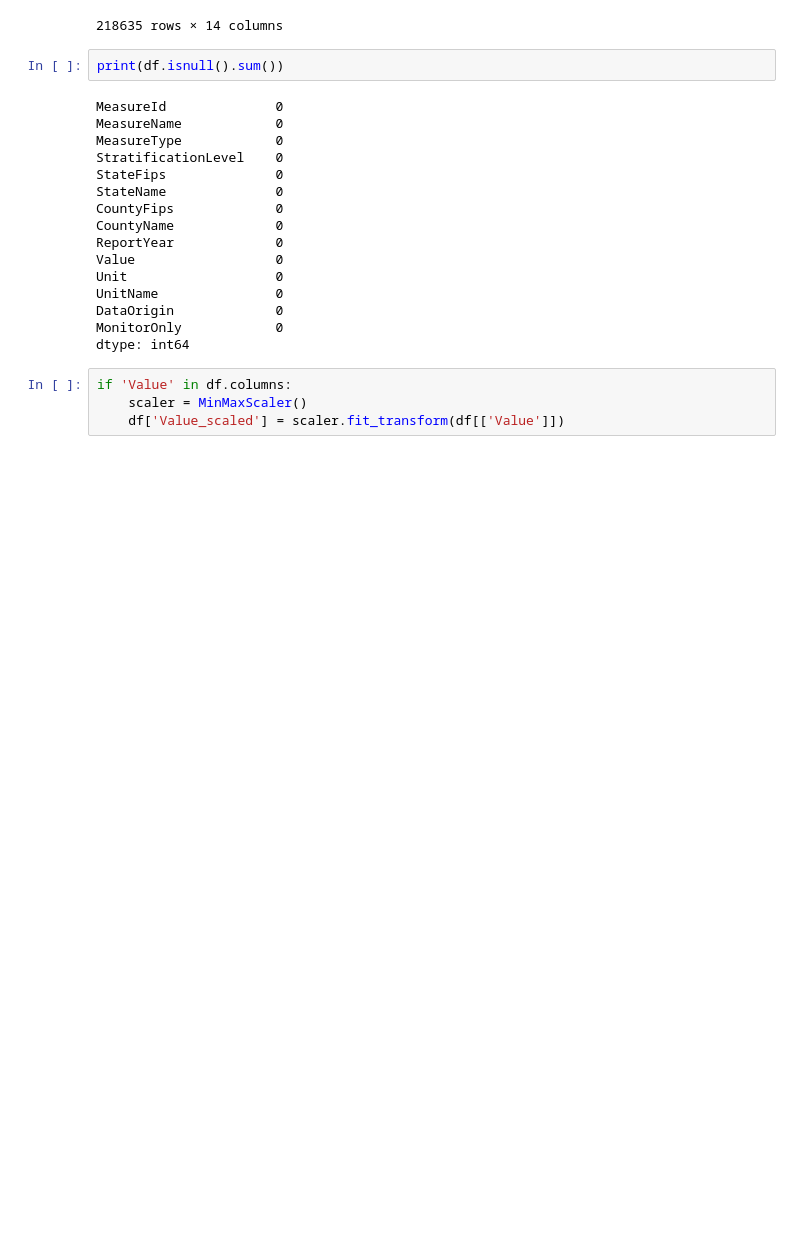
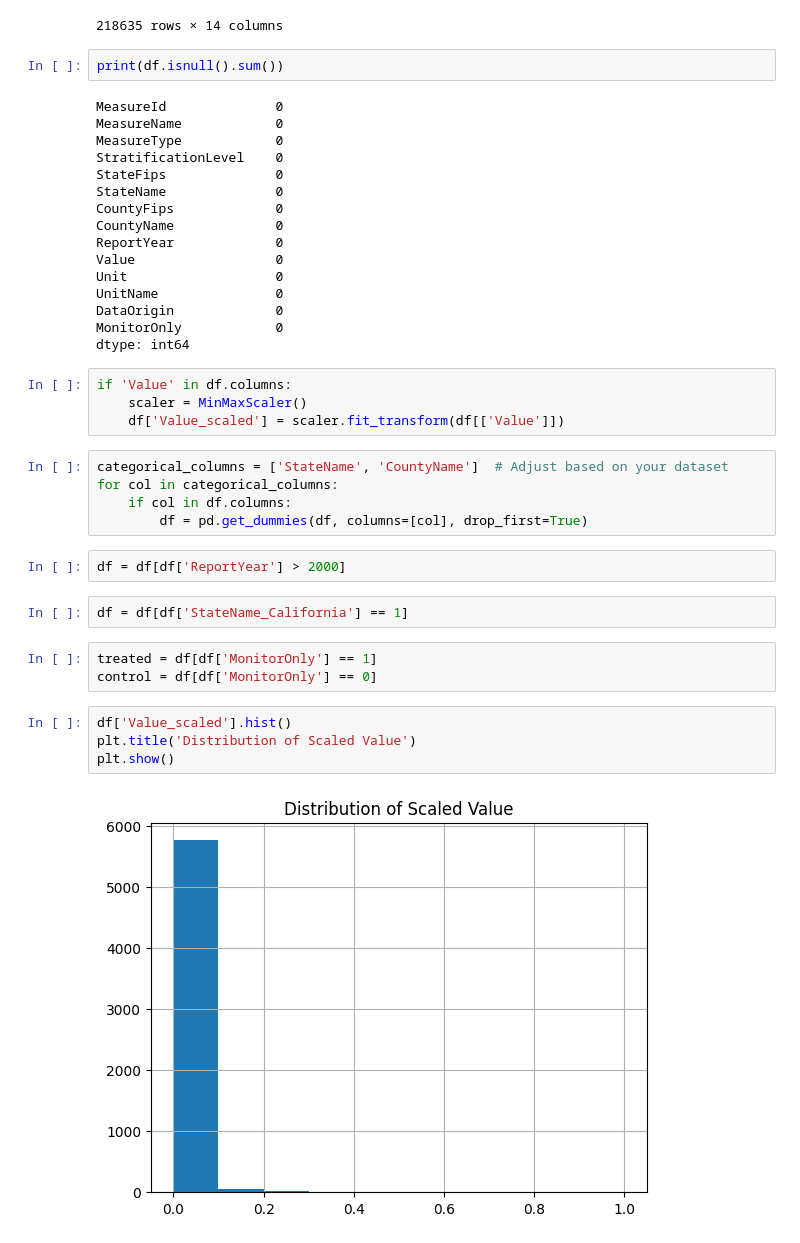
Before and after one commit to NickStrain/Air-Quality-Index-Data-Mining-Project-, a Jupyter notebook: model_implementation.ipynb, the cells around one changed output. Saved outputs shown, nothing was run; the diff lists cells and outputs as text; blank space fills up the shorter version.

```diff
--- a/model_implementation.ipynb
+++ b/model_implementation.ipynb
@@ -78,3 +78,21 @@ dtype: int64
 if 'Value' in df.columns:
     scaler = MinMaxScaler()
     df['Value_scaled'] = scaler.fit_transform(df[['Value']])
+# %%
+categorical_columns = ['StateName', 'CountyName']  # Adjust based on your dataset
+for col in categorical_columns:
+    if col in df.columns:
+        df = pd.get_dummies(df, columns=[col], drop_first=True)
+# %%
+df = df[df['ReportYear'] > 2000]
+# %%
+df = df[df['StateName_California'] == 1]
+# %%
+treated = df[df['MonitorOnly'] == 1]
+control = df[df['MonitorOnly'] == 0]
+# %%
+df['Value_scaled'].hist()
+plt.title('Distribution of Scaled Value')
+plt.show()
+# %% [output]
+[figure, added]
```
Also changed, not shown: parts of 22 cells of this notebook.
